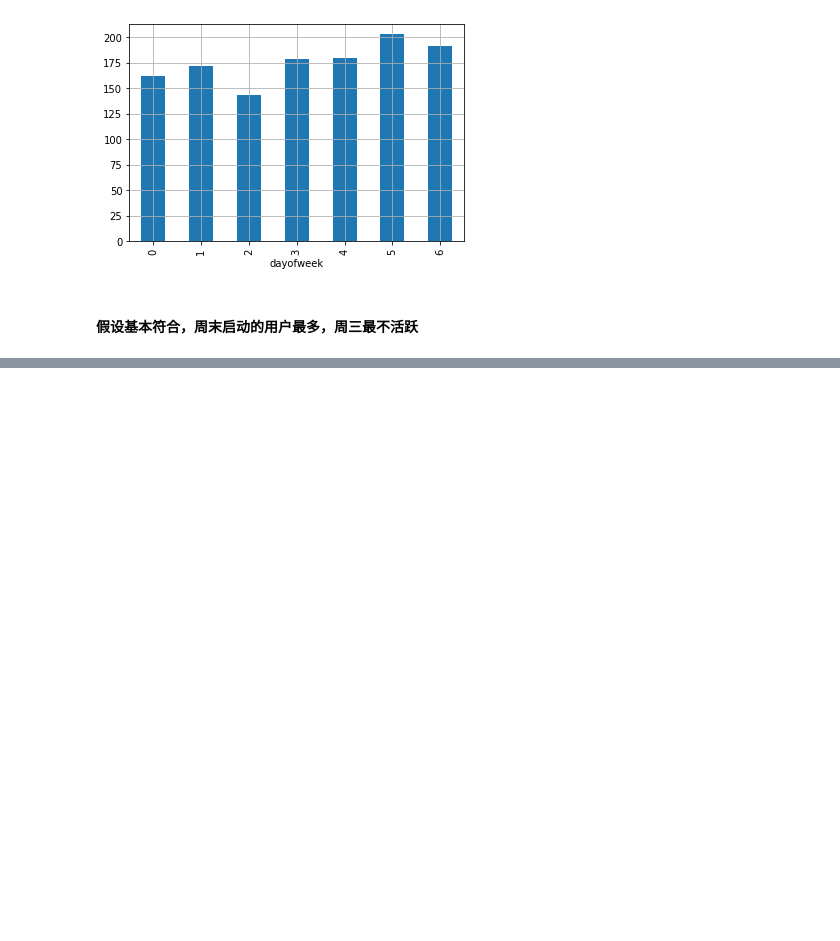
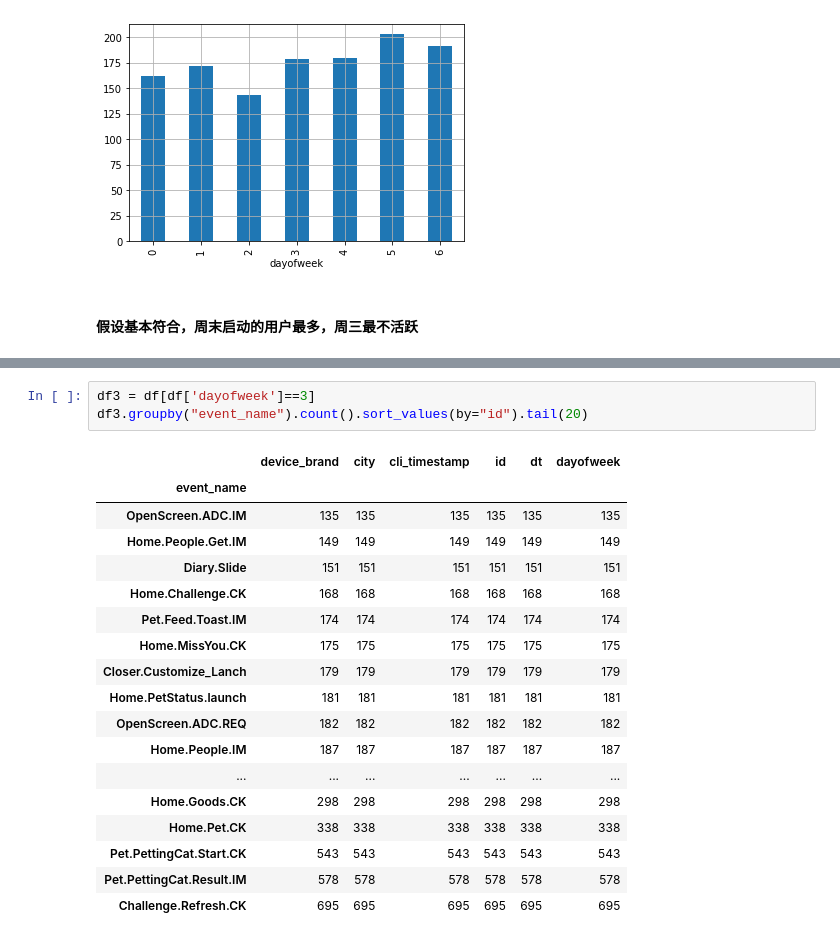
Before and after one commit to huji0624/data_analyze_course, a Jupyter notebook: 数据分析入门.ipynb, the cells around one changed output, grey strips where cells are left out. Drawn from its saved outputs; the diff is of its cells as text; blank space fills up the shorter version.

```diff
--- a/数据分析入门.ipynb
+++ b/数据分析入门.ipynb
@@ -598,0 +690,22 @@ lauch_users.groupby("dayofweek").count()['dt'].plot(kind="bar")
+# %%
+df3 = df[df['dayofweek']==3]
+df3.groupby("event_name").count().sort_values(by="id").tail(20)
+# %% [output]
+|  | device_brand | city | cli_timestamp | id | dt | dayofweek |
+| event_name |  |  |  |  |  |  |
+| OpenScreen.ADC.IM | 135 | 135 | 135 | 135 | 135 | 135 |
+| Home.People.Get.IM | 149 | 149 | 149 | 149 | 149 | 149 |
+| Diary.Slide | 151 | 151 | 151 | 151 | 151 | 151 |
+| Home.Challenge.CK | 168 | 168 | 168 | 168 | 168 | 168 |
+| Pet.Feed.Toast.IM | 174 | 174 | 174 | 174 | 174 | 174 |
+| Home.MissYou.CK | 175 | 175 | 175 | 175 | 175 | 175 |
+| Closer.Customize_Lanch | 179 | 179 | 179 | 179 | 179 | 179 |
+| Home.PetStatus.launch | 181 | 181 | 181 | 181 | 181 | 181 |
+| OpenScreen.ADC.REQ | 182 | 182 | 182 | 182 | 182 | 182 |
+| Home.People.IM | 187 | 187 | 187 | 187 | 187 | 187 |
+| ... | ... | ... | ... | ... | ... | ... |
+| Home.Goods.CK | 298 | 298 | 298 | 298 | 298 | 298 |
+| Home.Pet.CK | 338 | 338 | 338 | 338 | 338 | 338 |
+| Pet.PettingCat.Start.CK | 543 | 543 | 543 | 543 | 543 | 543 |
+| Pet.PettingCat.Result.IM | 578 | 578 | 578 | 578 | 578 | 578 |
+| Challenge.Refresh.CK | 695 | 695 | 695 | 695 | 695 | 695 |
```
Also changed, not shown: parts of 40 cells of this notebook.
